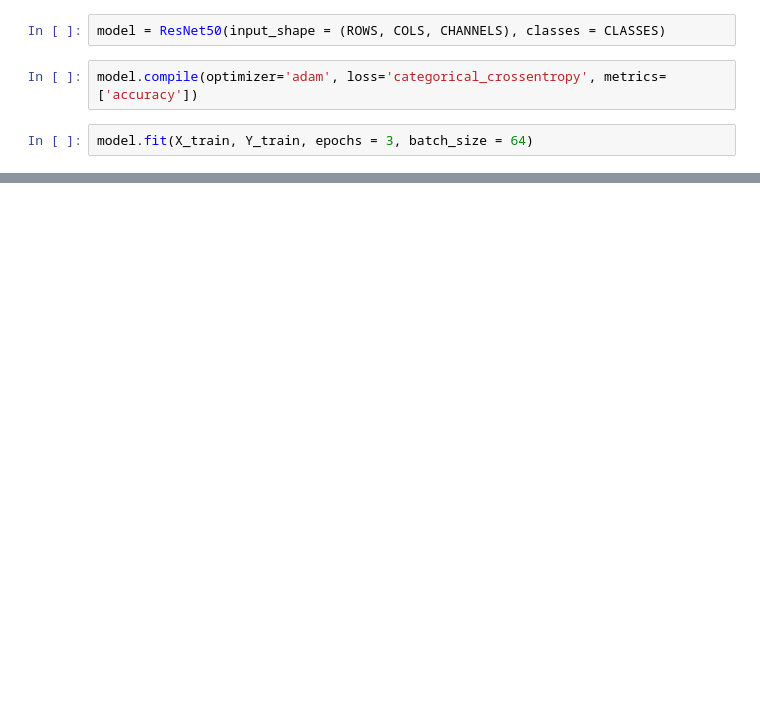
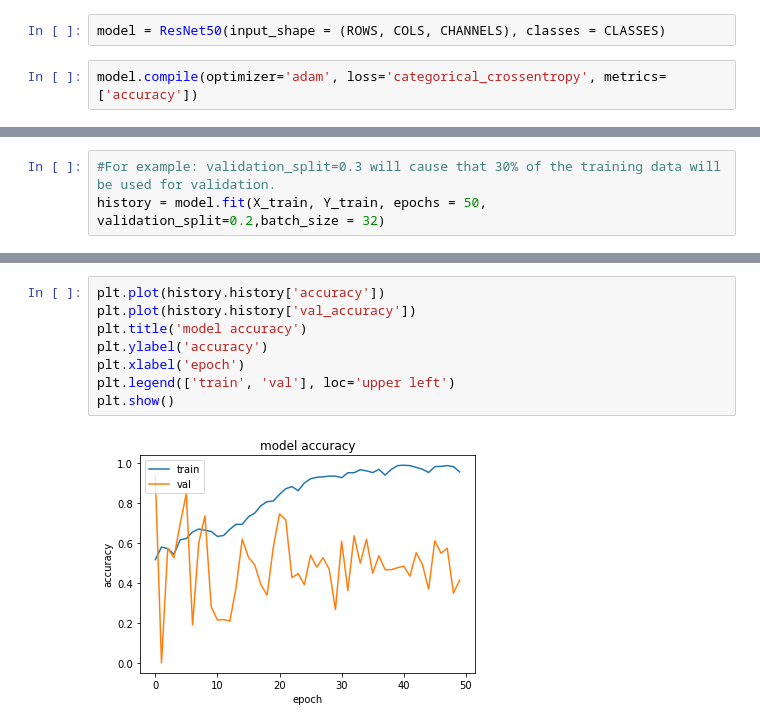
Before and after one commit to aaron020/CNN_Project, a Jupyter notebook: ResNet50.ipynb, the cells around one changed output, grey strips where cells are left out. Cells and saved outputs as stored; diff of their text form; blank space fills up the shorter version.

```diff
--- a/ResNet50.ipynb
+++ b/ResNet50.ipynb
@@ -232,5 +242,3 @@ def ResNet50(input_shape = (224, 224, 3), classes = 2):
 model = ResNet50(input_shape = (ROWS, COLS, CHANNELS), classes = CLASSES)
 # %%
 model.compile(optimizer='adam', loss='categorical_crossentropy', metrics=['accuracy'])
-# %%
-model.fit(X_train, Y_train, epochs = 3, batch_size = 64)
@@ -244,0 +245,3 @@ Epoch 3/3
+# %%
+#For example: validation_split=0.3 will cause that 30% of the training data will be used for validation.
+history = model.fit(X_train, Y_train, epochs = 50, validation_split=0.2,batch_size = 32)
@@ -244,0 +266,10 @@ Epoch 3/3
+# %%
+plt.plot(history.history['accuracy'])
+plt.plot(history.history['val_accuracy'])
+plt.title('model accuracy')
+plt.ylabel('accuracy')
+plt.xlabel('epoch')
+plt.legend(['train', 'val'], loc='upper left')
+plt.show()
+# %% [output]
+[figure, added]
```
Also changed, not shown: parts of 14 cells of this notebook.
